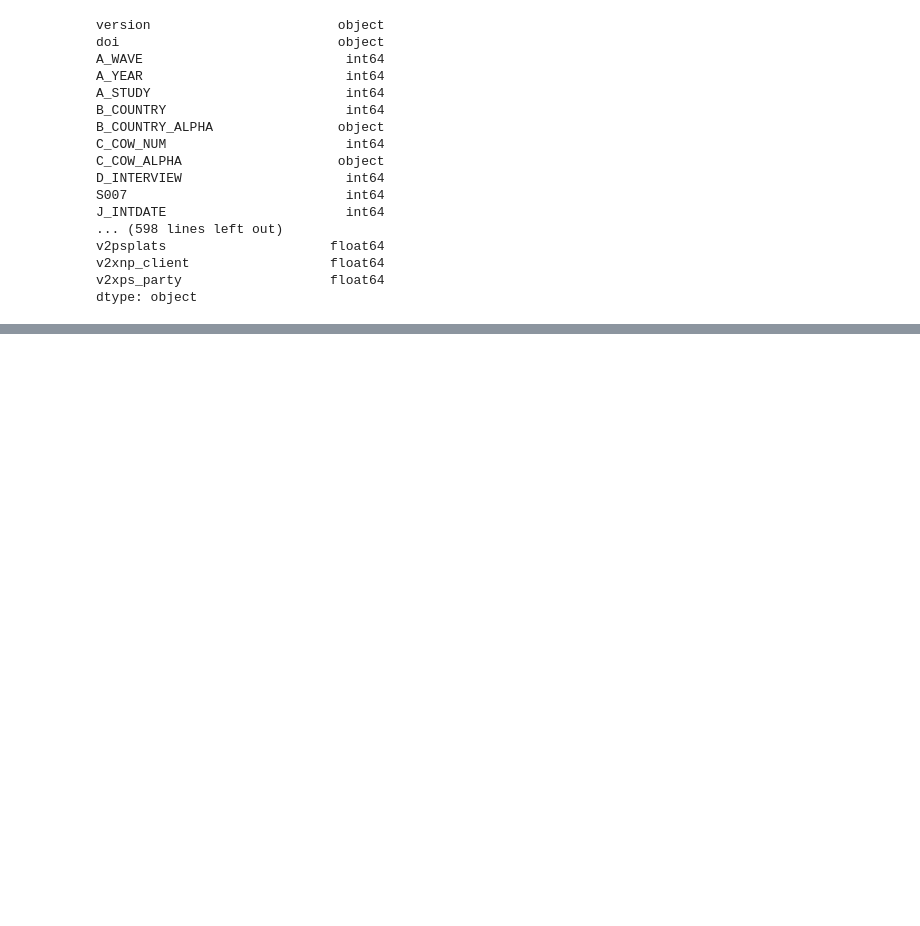
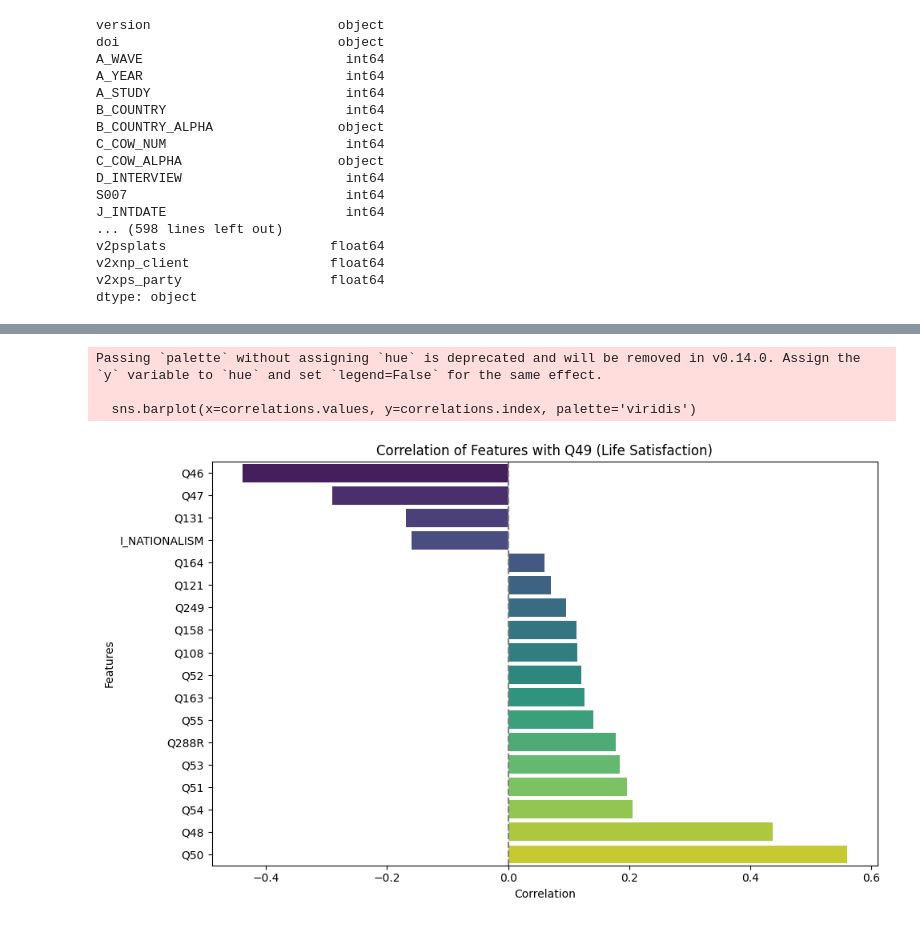
Before and after one commit to FadilCN/Life-A-Peel, a Jupyter notebook: Untitled-1.ipynb, the cells around one changed output, grey strips where cells are left out. Cells and saved outputs as stored; diff of their text form; code cells hidden in the pictures; blank space fills up the shorter version.

```diff
--- a/Untitled-1.ipynb
+++ b/Untitled-1.ipynb
@@ -1244,0 +121,6 @@ print("🎯 Predicted Satisfaction Class:", pred[0])
+# %%
+
+df_selected.replace(to_replace=[-1, -2, -3, -4, -5], value=np.nan, inplace=True)
+
+
+df_selected.dropna(inplace=True)
@@ -1244,0 +147,22 @@ print("🎯 Predicted Satisfaction Class:", pred[0])
+# %%
+import seaborn as sns
+import matplotlib.pyplot as plt
+
+# Compute correlation with Q49
+correlations = df_selected.corr(numeric_only=True)['Q49'].drop('Q49').sort_values()
+
+# Barplot
+plt.figure(figsize=(10, 6))
+sns.barplot(x=correlations.values, y=correlations.index, palette='viridis')
+
+plt.title("Correlation of Features with Q49 (Life Satisfaction)")
+plt.xlabel("Correlation")
+plt.ylabel("Features")
+plt.axvline(0, color='gray', linestyle='--')
+plt.tight_layout()
+plt.show()
+# %% [output]
+Passing `palette` without assigning `hue` is deprecated and will be removed in v0.14.0. Assign the `y` variable to `hue` and set `legend=False` for the same effect.
+
+  sns.barplot(x=correlations.values, y=correlations.index, palette='viridis')
+[figure, added]
```
Also changed, not shown: parts of 69 cells of this notebook, 7 other files.
